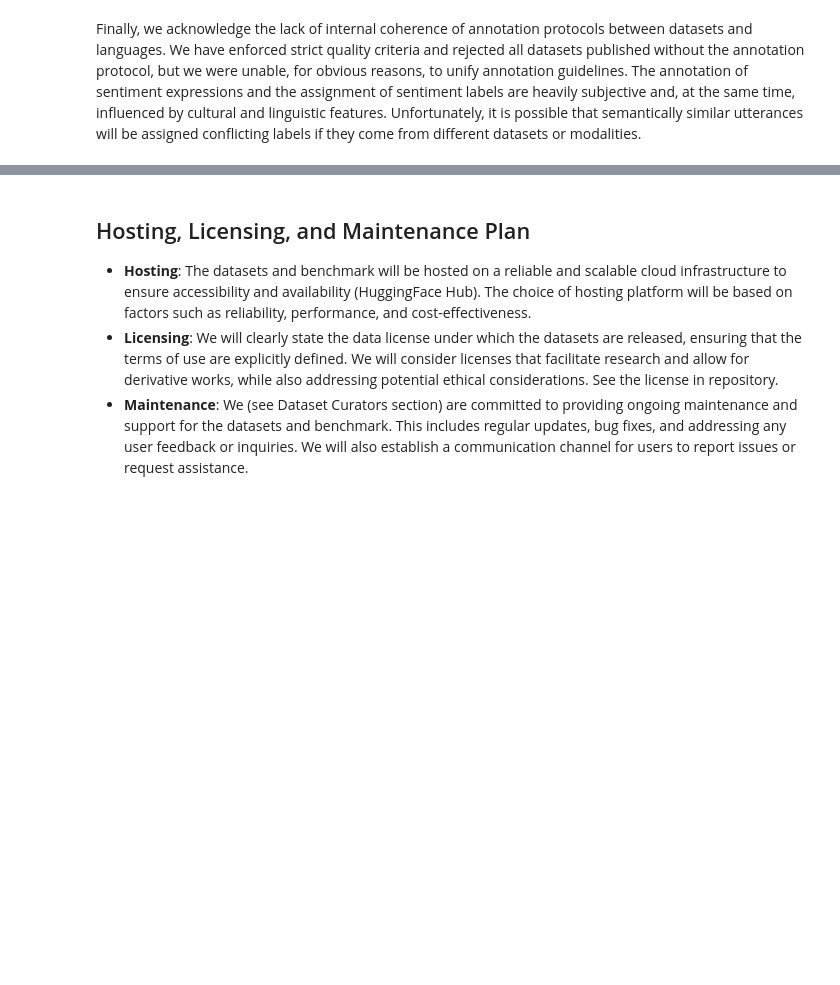
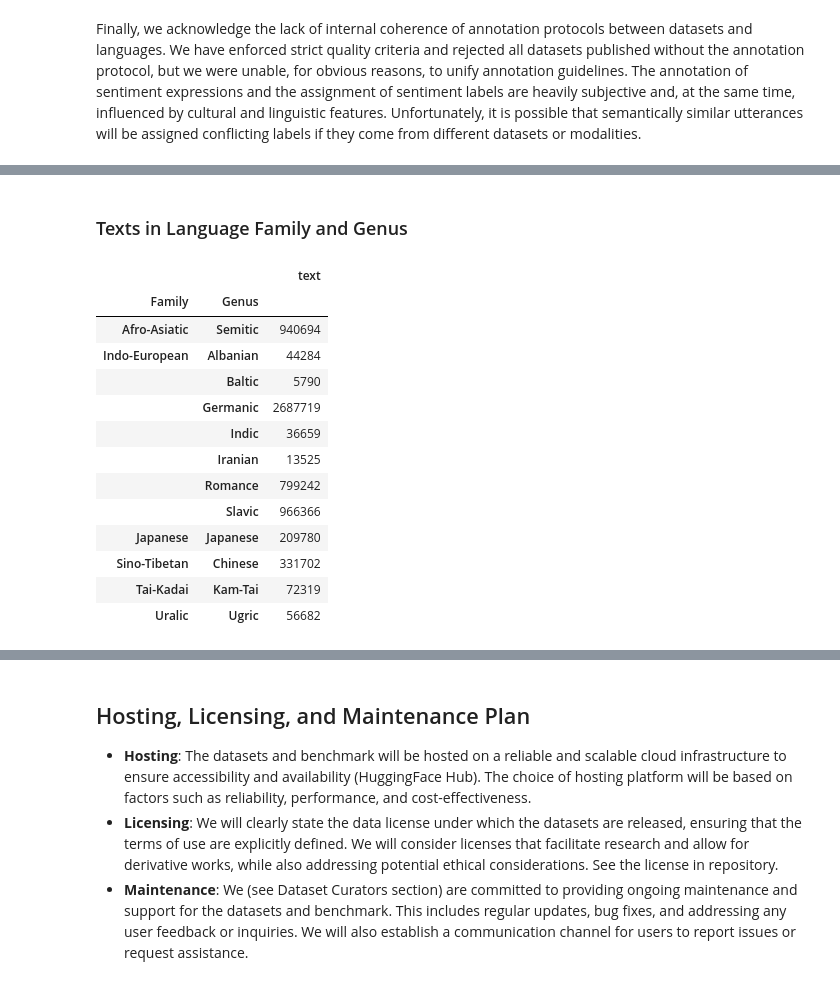
Before and after one commit to Brand24-AI/mms_benchmark, a Jupyter notebook: nbs/00_dataset_card.ipynb, the cells around one changed output, grey strips where cells are left out. Drawn from its saved outputs; the diff is of its cells as text; code cells hidden in the pictures; blank space fills up the shorter version.

```diff
--- a/nbs/00_dataset_card.ipynb
+++ b/nbs/00_dataset_card.ipynb
@@ -125,0 +290,20 @@ TBD
+# %% [markdown]
+### Texts in Language Family and Genus
+# %%
+#| eval: false
+pd.DataFrame(mms_dataset_df.groupby(by=['Family', 'Genus',]).count()["text"])
+# %% [output]
+|  |  | text |
+| Family | Genus |  |
+| Afro-Asiatic | Semitic | 940694 |
+| Indo-European | Albanian | 44284 |
+|  | Baltic | 5790 |
+|  | Germanic | 2687719 |
+|  | Indic | 36659 |
+|  | Iranian | 13525 |
+|  | Romance | 799242 |
+|  | Slavic | 966366 |
+| Japanese | Japanese | 209780 |
+| Sino-Tibetan | Chinese | 331702 |
+| Tai-Kadai | Kam-Tai | 72319 |
+| Uralic | Ugric | 56682 |
```
Also changed, not shown: parts of 22 cells of this notebook.
